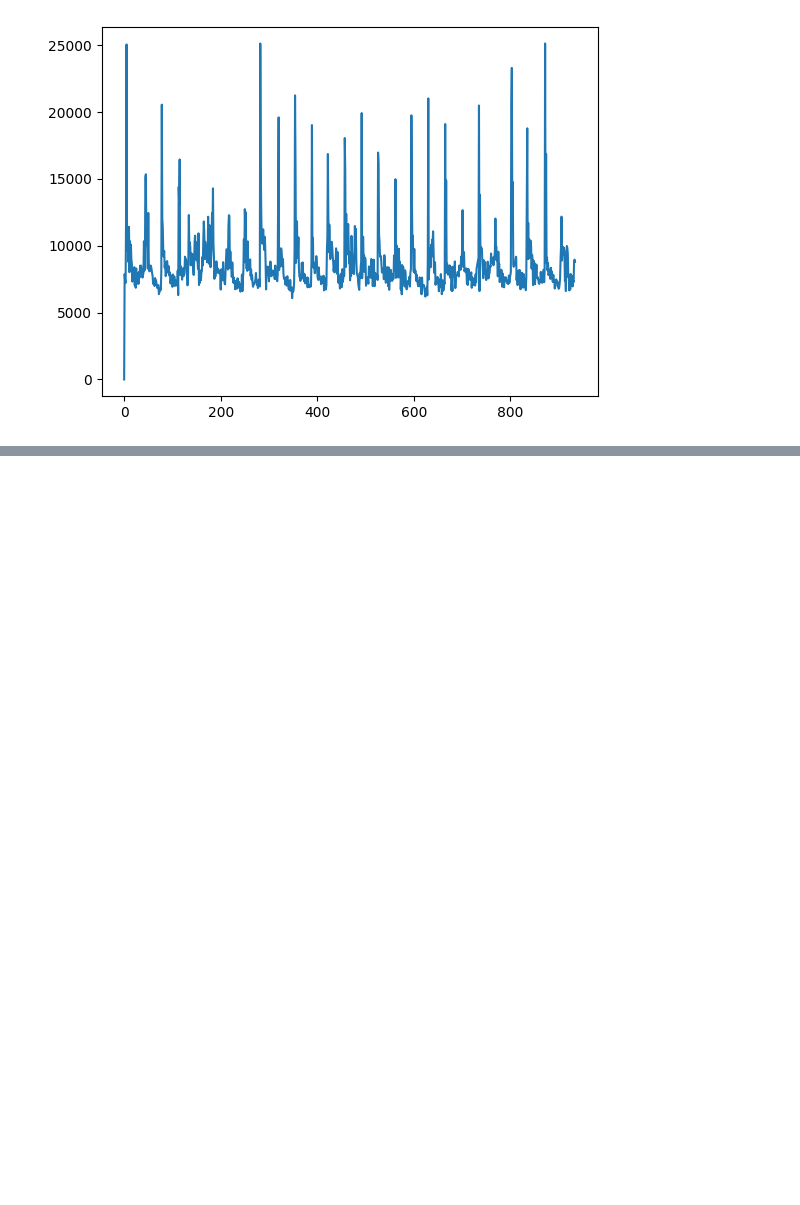
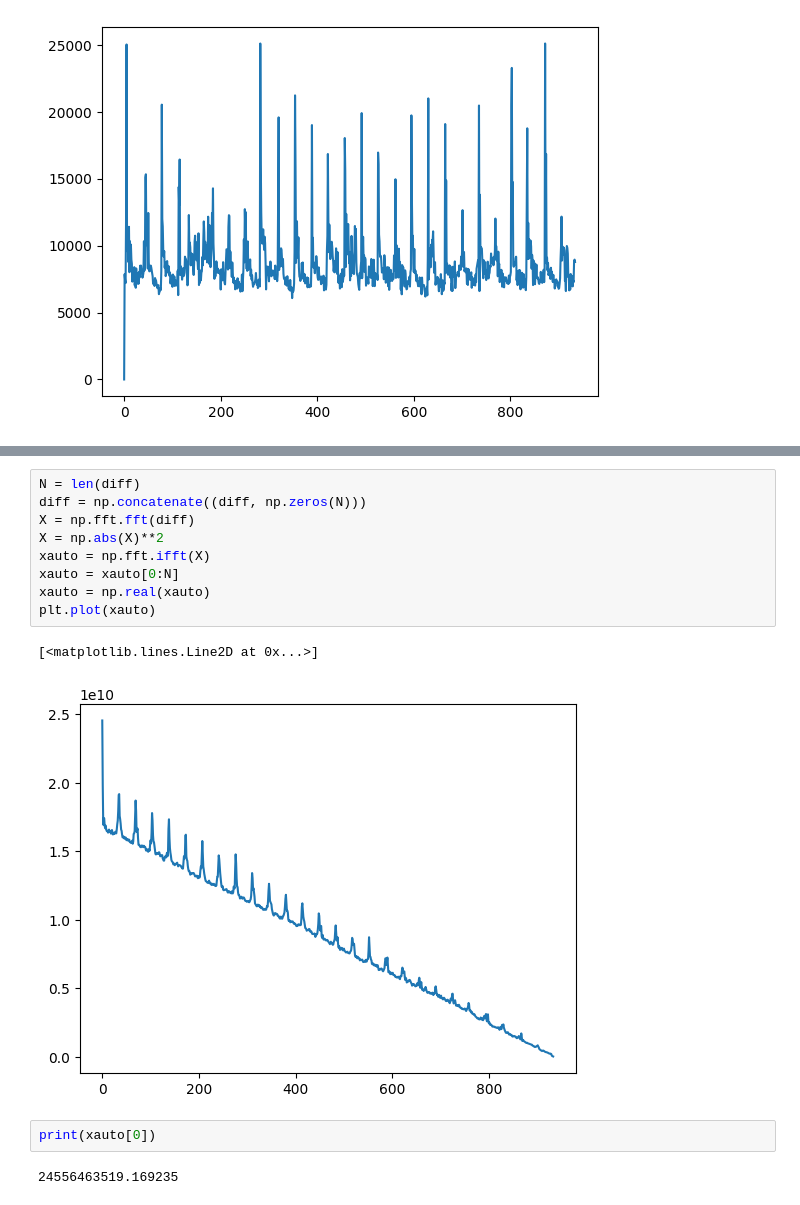
Before and after one commit to hwilt/CS372, a Jupyter notebook: Class_Exercises/Mar13/Rhythm.ipynb, the cells around one changed output, grey strips where cells are left out. Cells and saved outputs as stored; diff of their text form; blank space fills up the shorter version.

```diff
--- a/Class_Exercises/Mar13/Rhythm.ipynb
+++ b/Class_Exercises/Mar13/Rhythm.ipynb
@@ -121,0 +151,16 @@ r = np.zeros(2*len(diff))
+# %%
+N = len(diff)
+diff = np.concatenate((diff, np.zeros(N)))
+X = np.fft.fft(diff)
+X = np.abs(X)**2
+xauto = np.fft.ifft(X)
+xauto = xauto[0:N]
+xauto = np.real(xauto)
+plt.plot(xauto)
+# %% [output]
+[<matplotlib.lines.Line2D at 0x...>]
+[figure, added]
+# %%
+print(xauto[0])
+# %% [output]
+24556463519.169235
```
Also changed, not shown: parts of 4 cells of this notebook.
